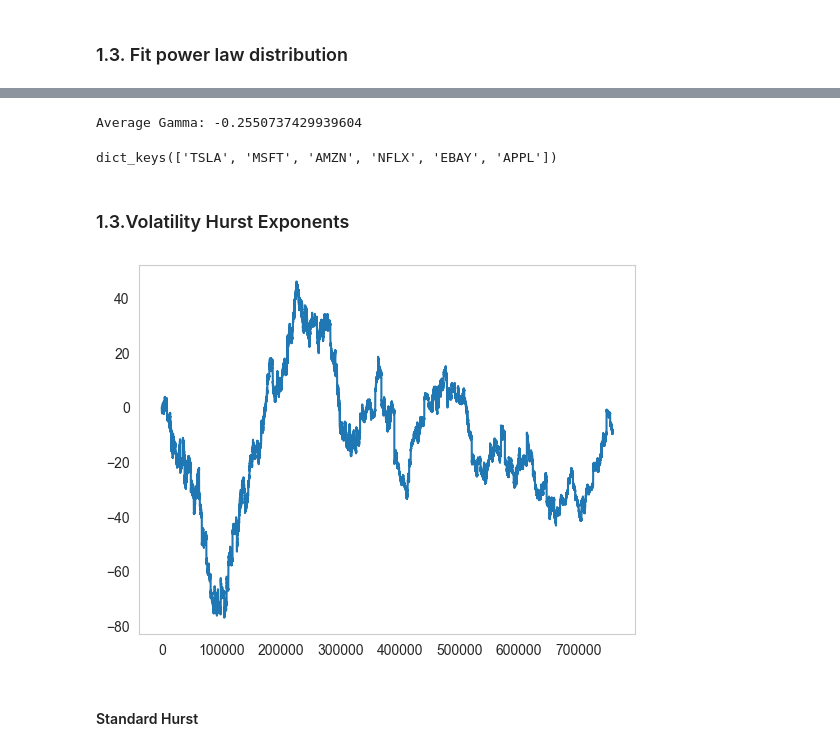
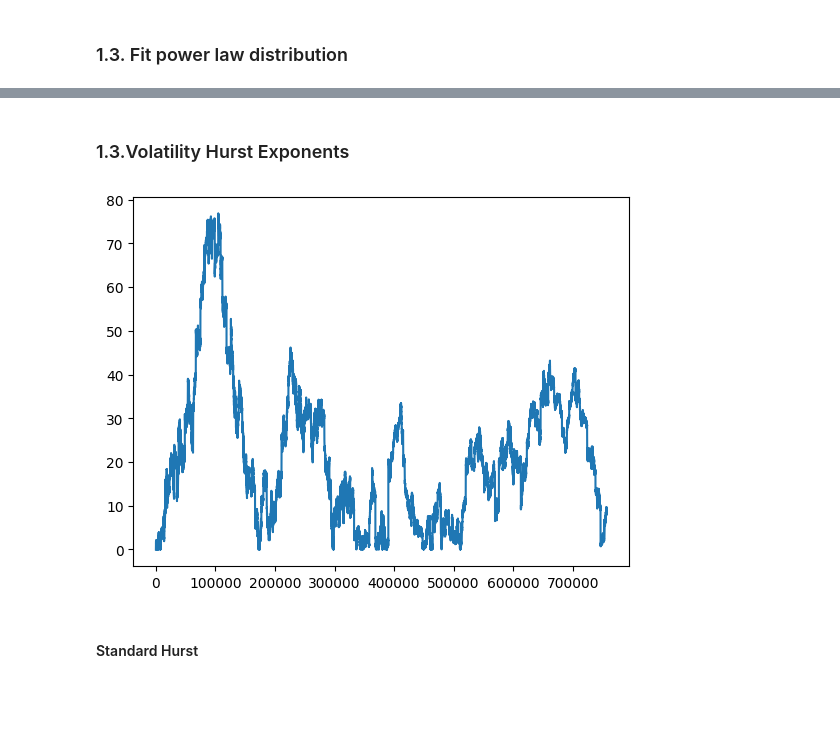
Before and after one commit to anabugaenko/liquidity, a Jupyter notebook: notebooks/MO/orderflow_long_memory.ipynb, the cells around one changed output, grey strips where cells are left out. Drawn from its saved outputs; the diff is of its cells as text; code cells hidden in the pictures; blank space fills up the shorter version.

```diff
--- a/notebooks/MO/orderflow_long_memory.ipynb
+++ b/notebooks/MO/orderflow_long_memory.ipynb
@@ -10,7 +10,7 @@ from hurst_exponent.util.utils import augmented_dickey_fuller
 %autoreload 2
 # %%
 # Number of events to use
-EVENTS_RANGE = 100000
+EVENTS_RANGE = 500000
 
 # Number of lags for the ACF
 ACF_RANGE = 1001
@@ -152,21 +117,2 @@ APPL Max difference: 0.0
 # %% [markdown]
 ### 1.3. Fit power law distribution
-# %%
-# Load the pre-computed ACFs
-# 1. Construct values for x- and y-axis of our ACF
-def construct_xy(sample: pd.Series, name: str) -> pd.DataFrame:
-    y_values = list(sample)
-    if len(sample) != len(y_values):
-        raise ValueError(f"Sample sizes mismatch for {name}.")
-
-    xy_df = pd.DataFrame({
-        'x_values': range(1, len(y_values) + 1),
-        'y_values': y_values
-    })
-
-    return xy_df
-
-volatility_acf_values = {}
-
-for stock, data in volatility_nonlinear_acfs.items():
-    volatility_acf_values[stock] = construct_xy(data, stock)
@@ -193,39 +138,36 @@ display(volatility_acf_fit_results.head())
 # %%
 avg_alpha = volatility_acf_fit_results['gamma'].mean()
 print(f"Average Gamma: {avg_alpha}")
-# %% [output]
-Average Gamma: -0.2550737429939604
 # %%
 volatility_fit_objects.keys()
-# %% [output]
-dict_keys(['TSLA', 'MSFT', 'AMZN', 'NFLX', 'EBAY', 'APPL'])
 # %% [markdown]
 ### 1.3.Volatility Hurst Exponents
 # %%
 # Compute cumsum of return magnitude (volatility)
 tsla_cum_returns = compute_returns(tsla_raw_df)['cumsum_returns']
 amzn_cum_returns = compute_returns(msft_raw_df)['cumsum_returns']
 nflx_cum_returns = compute_returns(amzn_raw_df)['cumsum_returns']
 msft_cum_returns = compute_returns(nflx_raw_df)['cumsum_returns']
 ebay_cum_returns = compute_returns(ebay_raw_df)['cumsum_returns']
 appl_cum_returns = compute_returns(appl_raw_df)['cumsum_returns']
 
 cumsum_return_magnitudes = {
   'TSLA': abs(tsla_cum_returns),
   'MSFT': abs(amzn_cum_returns),
   'AMZN': abs(nflx_cum_returns),
   'NFLX': abs(msft_cum_returns),
   'EBAY': abs(ebay_cum_returns),
   'APPL': abs(appl_cum_returns)
 }
 # Update the dictionary to only keep the first EVENTS_RANGE items
 cumsum_return_magnitudes = {stock: data.head(EVENTS_RANGE) for stock, data in cumsum_return_magnitudes.items()}
-x = list(range(1, len(tsla_cum_returns)+1))
-plt.plot(x, tsla_cum_returns)
+tsla_cumsum_abs_returns = abs(tsla_cum_returns)
+x = list(range(1, len(tsla_cumsum_abs_returns)+1))
+plt.plot(x, tsla_cumsum_abs_returns)
 plt.grid(False)
 plt.show()
 # %% [output]
-[figure, old version]
+[figure, new version]
 # %% [markdown]
 #### Standard Hurst
 # %%
```
Also changed, not shown: parts of 82 cells of this notebook, 6 other files.
